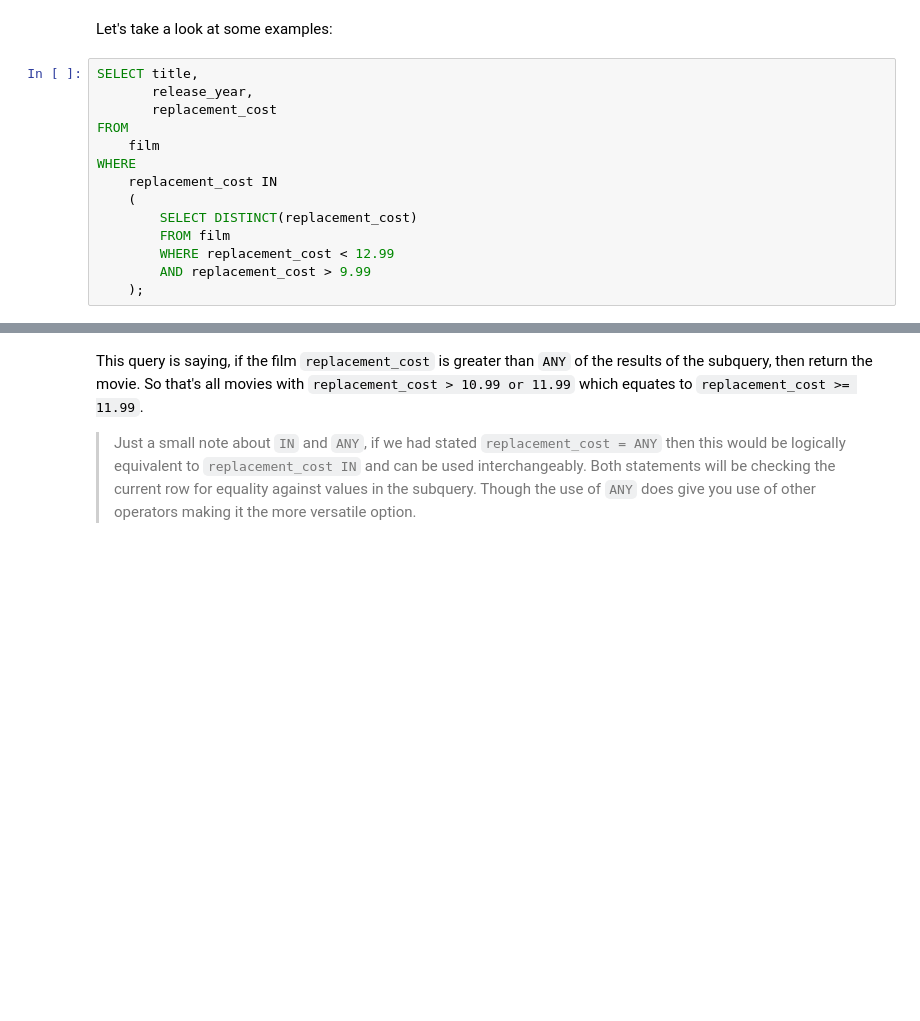
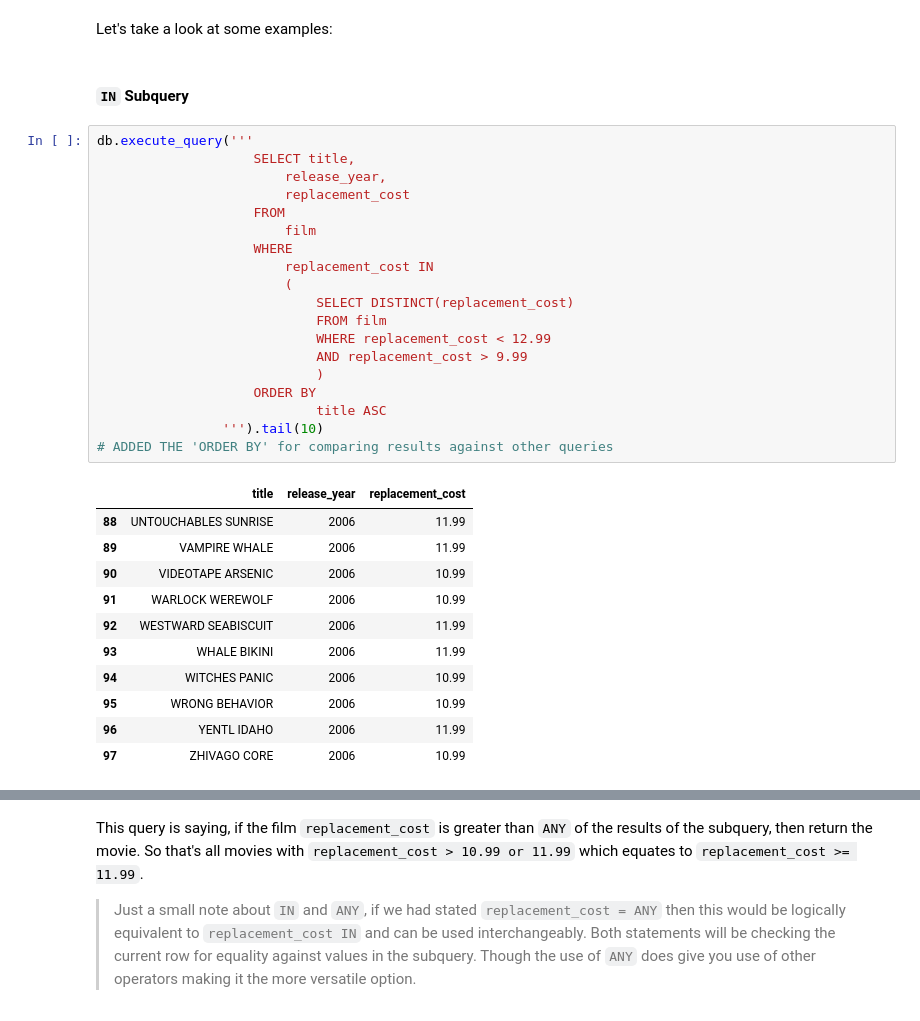
Before and after one commit to ranvirsahota/AiCore, a Jupyter notebook: 11_types_of_subqueries/notebook_lesson.ipynb, the cells around one changed output, grey strips where cells are left out. Saved outputs shown, nothing was run; the diff lists cells and outputs as text; blank space fills up the shorter version.

```diff
--- a/11_types_of_subqueries/notebook_lesson.ipynb
+++ b/11_types_of_subqueries/notebook_lesson.ipynb
@@ -154,20 +208,39 @@ Ideally, we would like to `SELECT` the `film_id` column to be part of the final
 {expression} {operator} [ ALL | ANY | IN | NOT IN] (subquery)
 # %% [markdown]
 Let's take a look at some examples:
+# %% [markdown]
+#### `IN` Subquery
 # %%
-SELECT title,
-       release_year,
-       replacement_cost
-FROM
-    film
-WHERE
-    replacement_cost IN
-    (
-        SELECT DISTINCT(replacement_cost)
-        FROM film
-        WHERE replacement_cost < 12.99
-        AND replacement_cost > 9.99
-    );
+db.execute_query('''
+                    SELECT title,
+                        release_year,
+                        replacement_cost
+                    FROM
+                        film
+                    WHERE
+                        replacement_cost IN
+                        (
+                            SELECT DISTINCT(replacement_cost)
+                            FROM film
+                            WHERE replacement_cost < 12.99
+                            AND replacement_cost > 9.99
+                            )
+                    ORDER BY
+                            title ASC
+                ''').tail(10)
+# ADDED THE 'ORDER BY' for comparing results against other queries
+# %% [output]
+|  | title | release_year | replacement_cost |
+| 88 | UNTOUCHABLES SUNRISE | 2006 | 11.99 |
+| 89 | VAMPIRE WHALE | 2006 | 11.99 |
+| 90 | VIDEOTAPE ARSENIC | 2006 | 10.99 |
+| 91 | WARLOCK WEREWOLF | 2006 | 10.99 |
+| 92 | WESTWARD SEABISCUIT | 2006 | 11.99 |
+| 93 | WHALE BIKINI | 2006 | 11.99 |
+| 94 | WITCHES PANIC | 2006 | 10.99 |
+| 95 | WRONG BEHAVIOR | 2006 | 10.99 |
+| 96 | YENTL IDAHO | 2006 | 11.99 |
+| 97 | ZHIVAGO CORE | 2006 | 10.99 |
 # %% [markdown]
 Here the subquery gets all movies with `replacement_cost` < `12.99`. If we run it on its own we get the following result:
 
```
Also changed, not shown: parts of 26 cells of this notebook, 2 other files.
